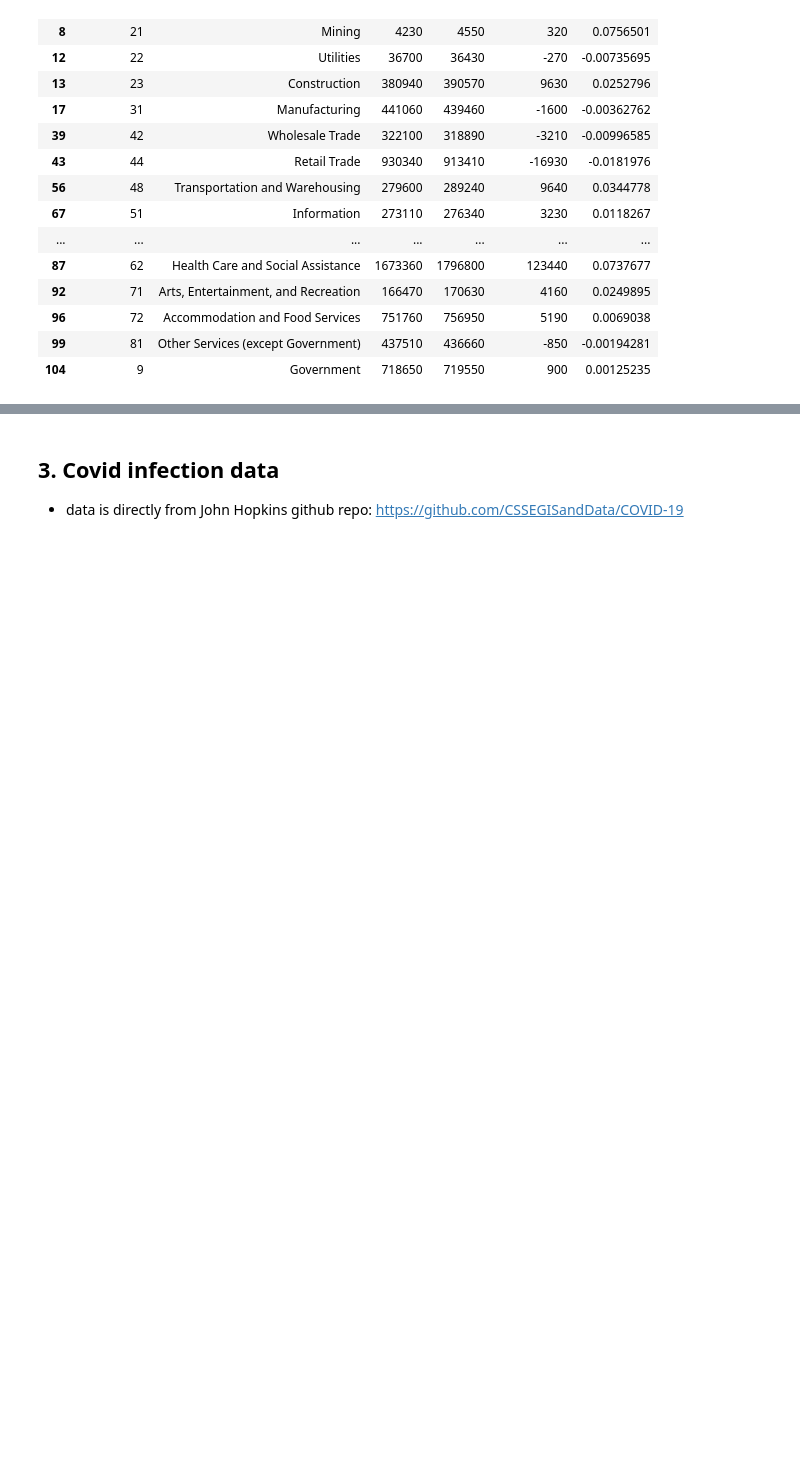
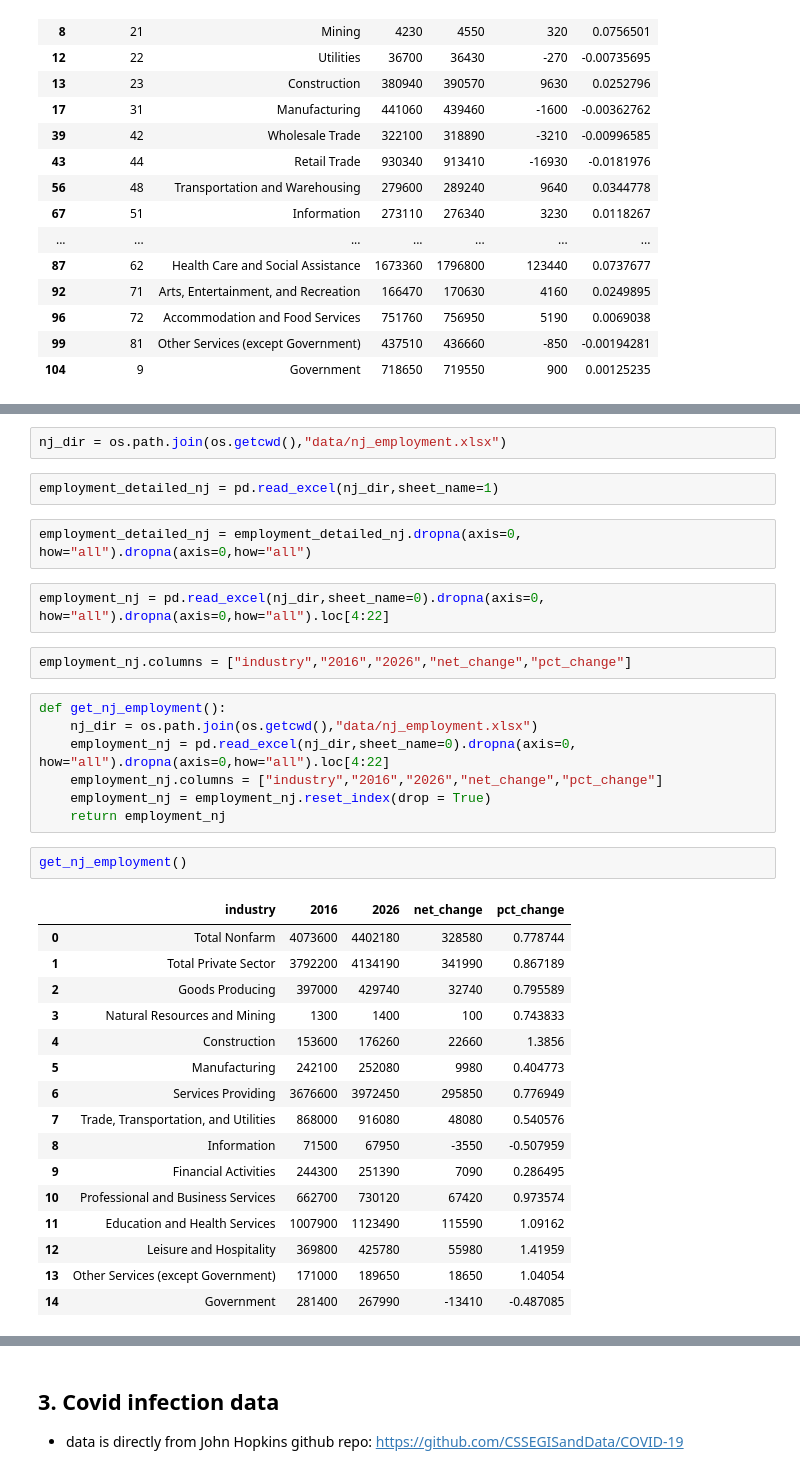
Before and after one commit to xcao38/covid19_analysis, a Jupyter notebook: data_preparing.ipynb, the cells around one changed output, grey strips where cells are left out. Cells and saved outputs as stored; diff of their text form; blank space fills up the shorter version.

```diff
--- a/data_preparing.ipynb
+++ b/data_preparing.ipynb
@@ -447,0 +450,36 @@ employment_ny_inds
+# %%
+nj_dir = os.path.join(os.getcwd(),"data/nj_employment.xlsx")
+# %%
+employment_detailed_nj = pd.read_excel(nj_dir,sheet_name=1)
+# %%
+employment_detailed_nj = employment_detailed_nj.dropna(axis=0, how="all").dropna(axis=0,how="all")
+# %%
+employment_nj = pd.read_excel(nj_dir,sheet_name=0).dropna(axis=0, how="all").dropna(axis=0,how="all").loc[4:22]
+# %%
+employment_nj.columns = ["industry","2016","2026","net_change","pct_change"]
+# %%
+def get_nj_employment():
+    nj_dir = os.path.join(os.getcwd(),"data/nj_employment.xlsx")
+    employment_nj = pd.read_excel(nj_dir,sheet_name=0).dropna(axis=0, how="all").dropna(axis=0,how="all").loc[4:22]
+    employment_nj.columns = ["industry","2016","2026","net_change","pct_change"]
+    employment_nj = employment_nj.reset_index(drop = True)
+    return employment_nj
+# %%
+get_nj_employment()
+# %% [output]
+|  | industry | 2016 | 2026 | net_change | pct_change |
+| 0 | Total Nonfarm | 4073600 | 4402180 | 328580 | 0.778744 |
+| 1 | Total Private Sector | 3792200 | 4134190 | 341990 | 0.867189 |
+| 2 | Goods Producing | 397000 | 429740 | 32740 | 0.795589 |
+| 3 | Natural Resources and Mining | 1300 | 1400 | 100 | 0.743833 |
+| 4 | Construction | 153600 | 176260 | 22660 | 1.3856 |
+| 5 | Manufacturing | 242100 | 252080 | 9980 | 0.404773 |
+| 6 | Services Providing | 3676600 | 3972450 | 295850 | 0.776949 |
+| 7 | Trade, Transportation, and Utilities | 868000 | 916080 | 48080 | 0.540576 |
+| 8 | Information | 71500 | 67950 | -3550 | -0.507959 |
+| 9 | Financial Activities | 244300 | 251390 | 7090 | 0.286495 |
+| 10 | Professional and Business Services | 662700 | 730120 | 67420 | 0.973574 |
+| 11 | Education and Health Services | 1007900 | 1123490 | 115590 | 1.09162 |
+| 12 | Leisure and Hospitality | 369800 | 425780 | 55980 | 1.41959 |
+| 13 | Other Services (except Government) | 171000 | 189650 | 18650 | 1.04054 |
+| 14 | Government | 281400 | 267990 | -13410 | -0.487085 |
```
Also changed, not shown: parts of 69 cells of this notebook, 1 other file.
